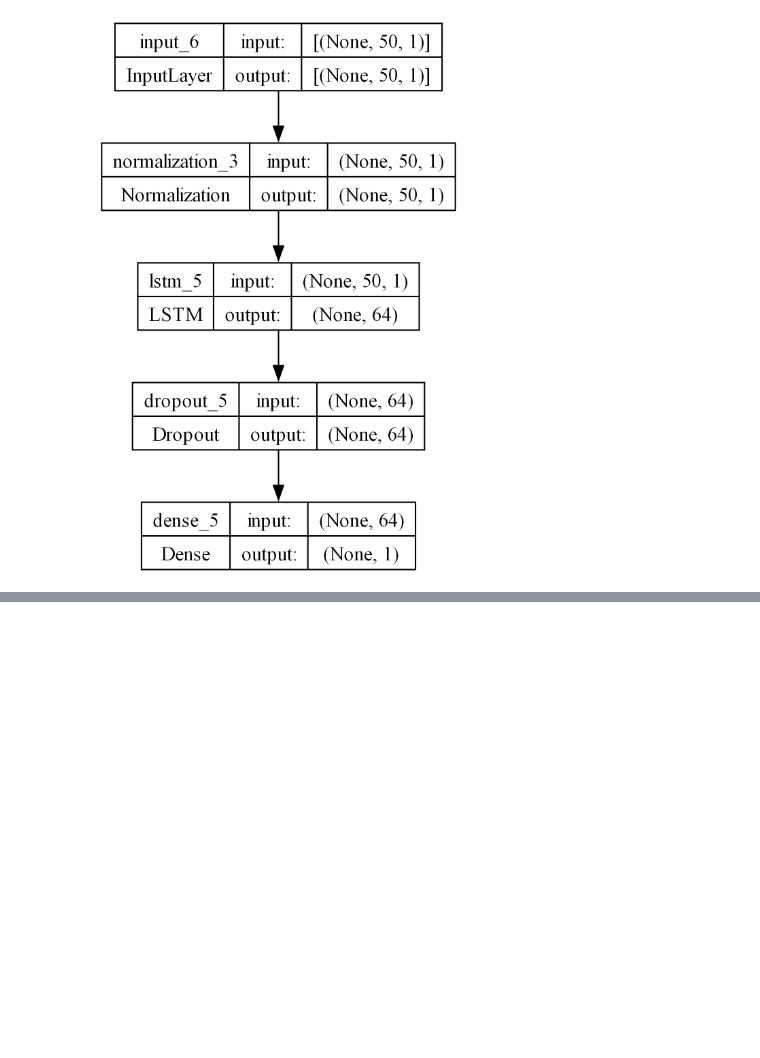
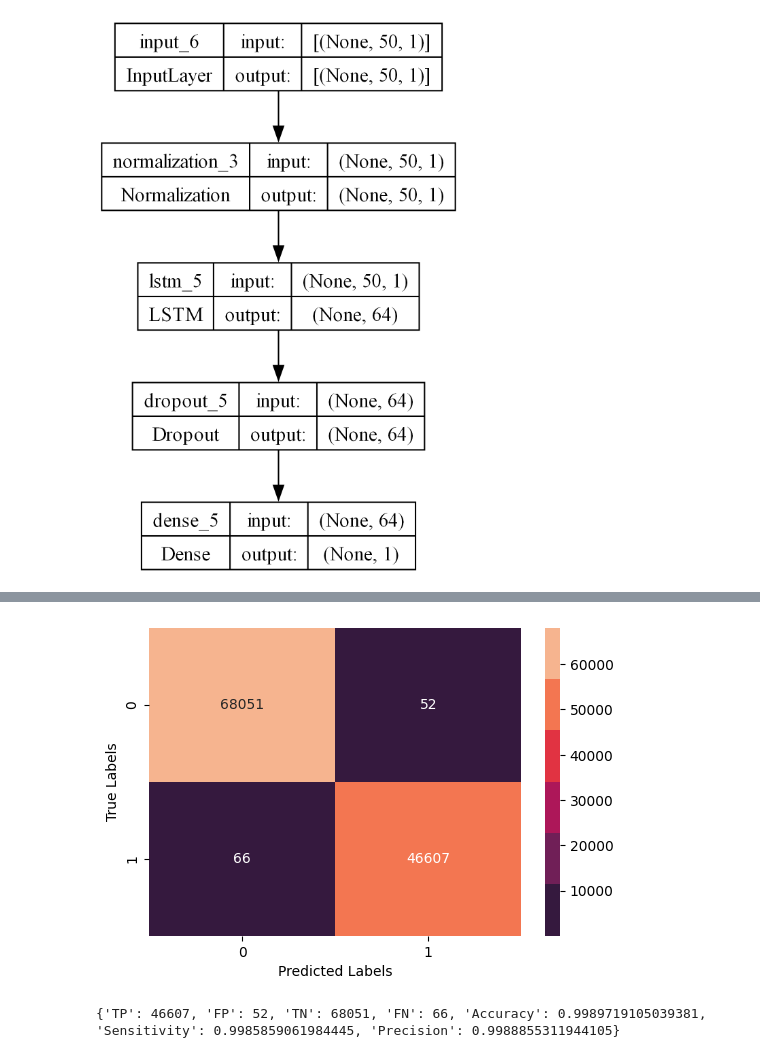
Before and after one commit to KulsonKula/Chaotic-model-dection, a Jupyter notebook: src/model_test.IPYNB, the cells around one changed output, grey strips where cells are left out. Saved outputs shown, nothing was run; the diff lists cells and outputs as text; code cells hidden in the pictures; blank space fills up the shorter version.

```diff
--- a/src/model_test.IPYNB
+++ b/src/model_test.IPYNB
@@ -97,0 +117,6 @@ plot_model(model_lstm_50, to_file=plot_file, show_shapes=True, show_layer_names=
+# %%
+x_train, x_test, y_train, y_test = load_data("../data/data_proccesed_50.csv")
+result_50=evaluate_model(model_lstm_50_test_2,x_test,y_test)
+plot_confusion_matrix(model_lstm_50_test_2,x_test,y_test)
+print(result_50)
+# %% [output]
@@ -97,0 +125,2 @@ plot_model(model_lstm_50, to_file=plot_file, show_shapes=True, show_layer_names=
+[figure, added]
+{'TP': 46607, 'FP': 52, 'TN': 68051, 'FN': 66, 'Accuracy': 0.9989719105039381, 'Sensitivity': 0.9985859061984445, 'Precision': 0.9988855311944105}
```
Also changed, not shown: parts of 6 cells of this notebook, 1 other file.
